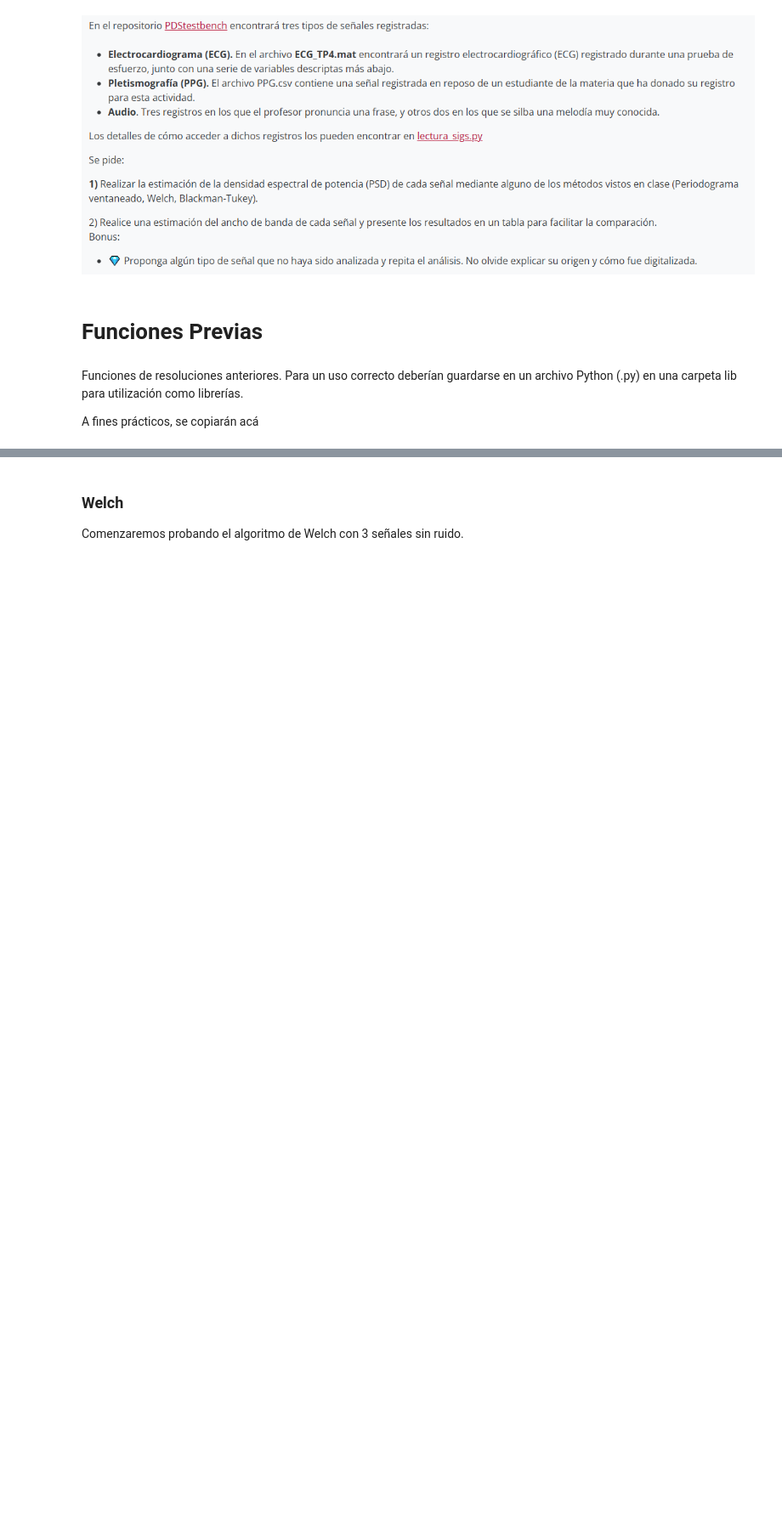
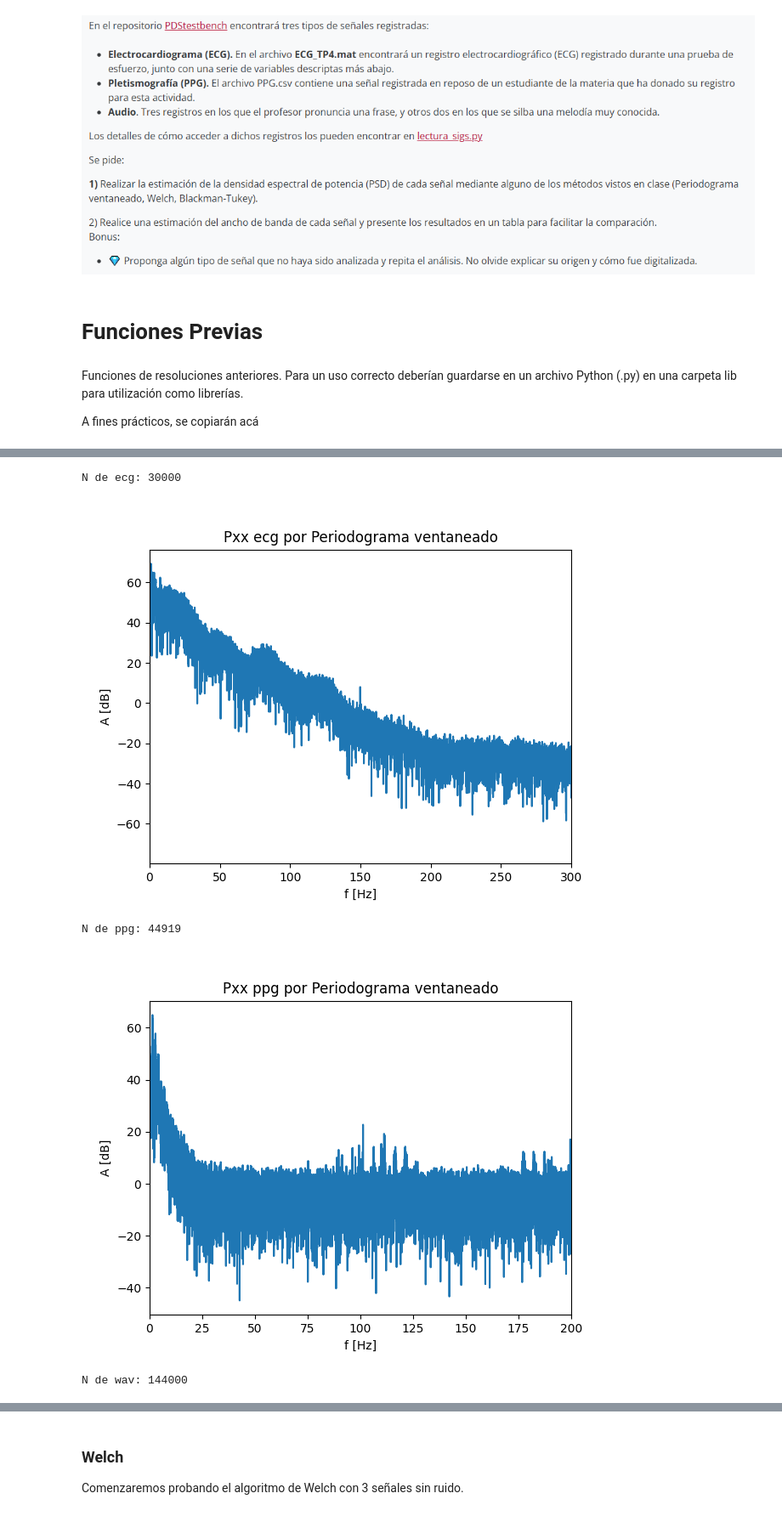
Before and after one commit to agustin-d-martinez/Procesamiento-Digital-de-Se-ales---2026, a Jupyter notebook: TS6/TS6.ipynb, the cells around one changed output, grey strips where cells are left out. Shown at 85% size. Cells and saved outputs as stored; diff of their text form; code cells hidden in the pictures; blank space fills up the shorter version.

```diff
--- a/TS6/TS6.ipynb
+++ b/TS6/TS6.ipynb
@@ -171,0 +195,50 @@ plt.show()
+# %%
+def periodograma_ventaneado(x, fs, nfft = None):
+    N = len(x)
+    x = x - np.mean(x)
+
+    if nfft is None:
+        nfft = N
+
+    win = sig.windows.blackman(N)
+    U = np.mean(win**2)
+
+    Pxx_ = np.fft.rfft(x*win, n=nfft)
+    Pxx_ =  np.abs(Pxx_)**2
+    Pxx_[1:-1] *= 2
+    Pxx_ /= N*U*fs
+
+    f_ = np.fft.rfftfreq(2*N, d = 1/fs)
+
+    return f_, Pxx_
+# %%
+xlim = { "ecg":300, "ppg":200, "wav":10e3 }
+
+for name, signal in signals.items():
+    N = len(signal["data"])
+    print(f"N de {name}: {N}")
+    win = sig.windows.blackman(N)
+    win /= np.mean(win)
+
+    plt.figure()
+    plt.title(f"Pxx {name} por Periodograma ventaneado")
+
+    # Calculo del periodograma/FFT
+    f_, Pxx_ = periodograma_ventaneado(signal["data"], nfft=2*N, fs= signal["fs"])
+
+    #f_, Pxx_ = sig.periodogram(signal["data"], nfft=2*N, fs= signal["fs"], window='blackman')
+
+    signal["periodograma"] = Pxx_
+    signal["f_periodograma"] = f_
+
+    plt.plot(f_, 10*np.log10(np.abs(Pxx_)))
+    plt.xlim(0, xlim[name])
+    plt.xlabel("f [Hz]")
+    plt.ylabel("A [dB]")
+    plt.show()
+# %% [output]
+N de ecg: 30000
+[figure, added]
+N de ppg: 44919
+[figure, added]
+N de wav: 144000
```
Also changed, not shown: parts of 38 cells of this notebook, 2 other files.
